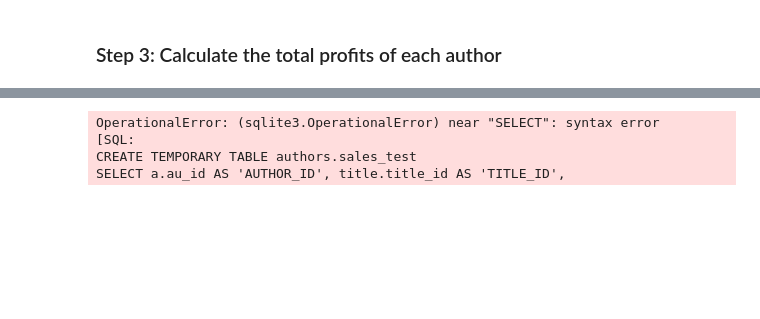
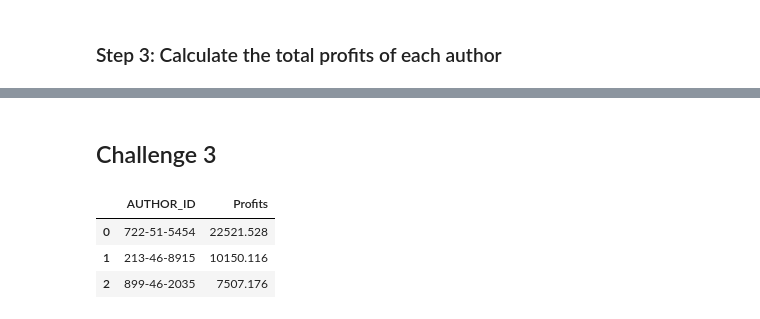
Before and after one commit to javiergispert/dataptmad0522_labs, a Jupyter notebook: module-1/advanced-mysql/advanced-mysql.ipynb, the cells around one changed output, grey strips where cells are left out. Saved outputs shown, nothing was run; the diff lists cells and outputs as text; code cells hidden in the pictures; blank space fills up the shorter version.

```diff
--- a/module-1/advanced-mysql/advanced-mysql.ipynb
+++ b/module-1/advanced-mysql/advanced-mysql.ipynb
@@ -188,9 +179 @@ INNER JOIN sales s ON ta.title_id = s.title_id
 '''
-# %%
-df_ch2 = pd.read_sql_query(query_ch2, engine)
-df_ch2
-# %% [output]
-OperationalError: (sqlite3.OperationalError) near "SELECT": syntax error
-[SQL:
-CREATE TEMPORARY TABLE authors.sales_test
-SELECT a.au_id AS 'AUTHOR_ID', title.title_id AS 'TITLE_ID',
@@ -196,0 +184,29 @@ SELECT a.au_id AS 'AUTHOR_ID', title.title_id AS 'TITLE_ID',
+# %% [markdown]
+## Challenge 3
+# %%
+# éste sería un ejemplo sin usar tablas temporales
+query_ch3_1 = '''
+SELECT AUTHOR_ID, Agg_Royalties + Agg_Advance AS Profits
+FROM (
+    SELECT AUTHOR_ID, TITLE_ID, Sales_Royalty as 'Agg_Royalties', ADVANCE as 'Agg_Advance'
+    FROM (
+        SELECT a.au_id AS 'AUTHOR_ID', title.title_id AS 'TITLE_ID',
+            SUM(title.advance * ta.royaltyper / 100) AS 'ADVANCE',
+            SUM(title.price * s.qty * title.royalty / 100 * ta.royaltyper / 100) AS 'Sales_Royalty'
+        FROM authors a
+            INNER JOIN titleauthor ta ON a.au_id = ta.au_id
+            INNER JOIN titles title ON ta.title_id = title.title_id
+            INNER JOIN sales s ON ta.title_id = s.title_id
+        GROUP BY a.au_id, title.title_id
+) summary) total
+ORDER BY Profits Desc
+LIMIT 3
+'''
+# %%
+df_ch3_1 = pd.read_sql_query(query_ch3_1, engine)
+df_ch3_1
+# %% [output]
+|  | AUTHOR_ID | Profits |
+| 0 | 722-51-5454 | 22521.528 |
+| 1 | 213-46-8915 | 10150.116 |
+| 2 | 899-46-2035 | 7507.176 |
```
Also changed, not shown: parts of 7 cells of this notebook, 1 other file.
